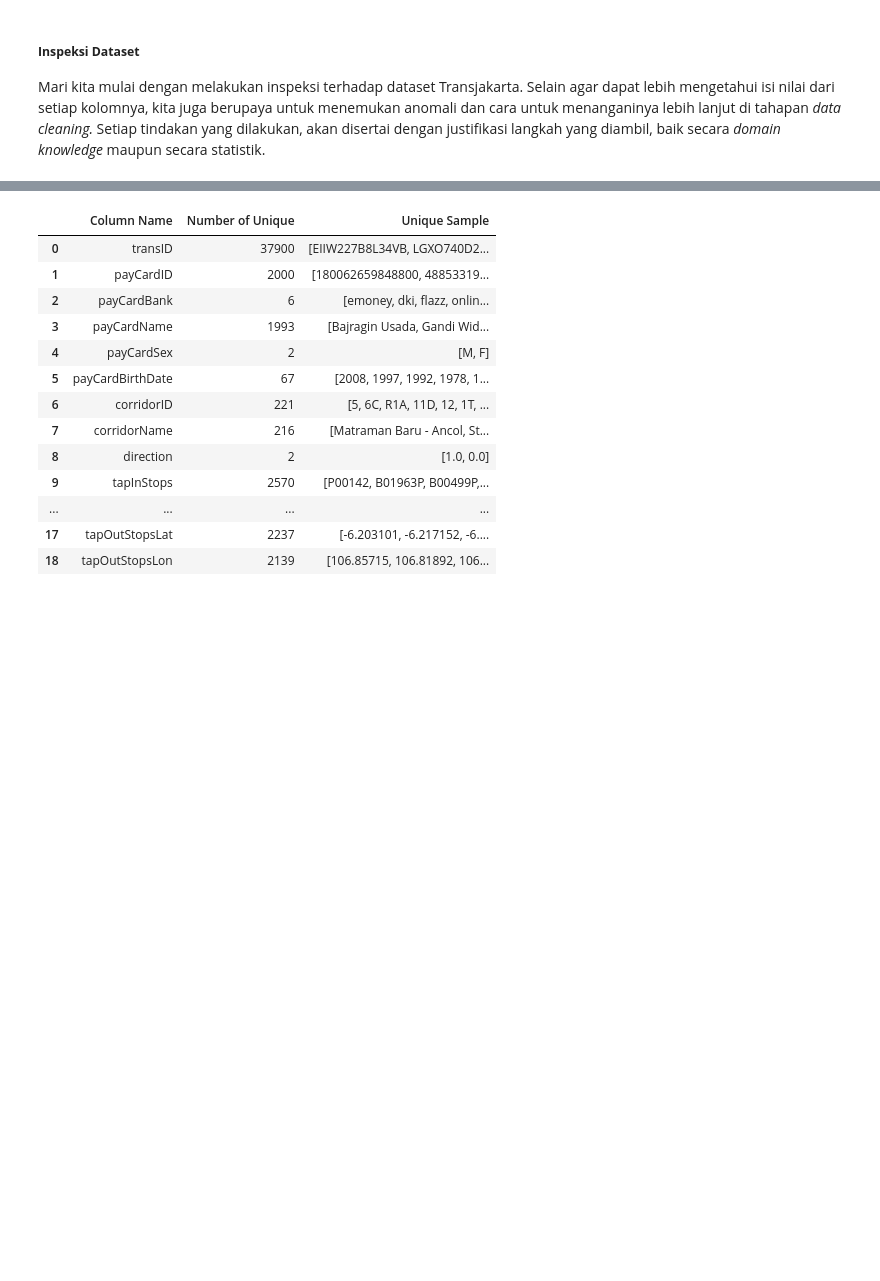
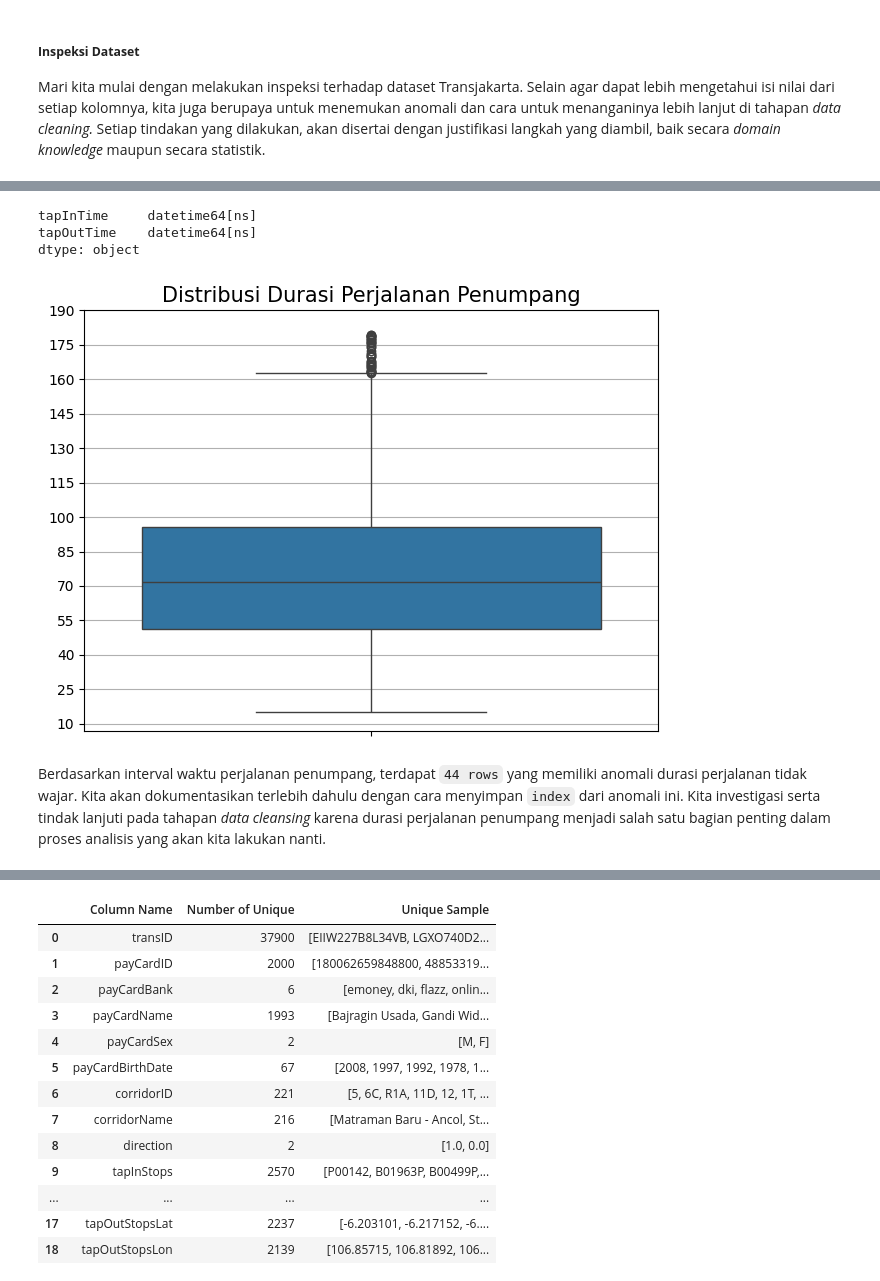
Before and after one commit to bonifasiusx/capstone-data-analysis, a Jupyter notebook: data_understanding_and_data_wrangling.ipynb, the cells around one changed output, grey strips where cells are left out. Saved outputs shown, nothing was run; the diff lists cells and outputs as text; code cells hidden in the pictures; blank space fills up the shorter version.

```diff
--- a/data_understanding_and_data_wrangling.ipynb
+++ b/data_understanding_and_data_wrangling.ipynb
@@ -161,0 +169,21 @@ np.int64(0)
+# %%
+tj_raw['tapInTime'] = pd.to_datetime(tj_raw['tapInTime'], format='%Y-%m-%d %H:%M:%S')
+tj_raw['tapOutTime'] = pd.to_datetime(tj_raw['tapOutTime'], format='%Y-%m-%d %H:%M:%S')
+
+tj_raw[['tapInTime','tapOutTime']].dtypes
+# %% [output]
+tapInTime     datetime64[ns]
+tapOutTime    datetime64[ns]
+dtype: object
+# %%
+anomali_waktu = round((tj_raw['tapOutTime'] - tj_raw['tapInTime']).dt.total_seconds() / 60, 2)
+sns.boxplot(anomali_waktu)
+plt.yticks(range(10,195,15))
+plt.grid(axis='y')
+plt.title('Distribusi Durasi Perjalanan Penumpang', size=15)
+
+plt.tight_layout();
+# %% [output]
+[figure, added]
+# %% [markdown]
+Berdasarkan interval waktu perjalanan penumpang, terdapat `44 rows` yang memiliki anomali durasi perjalanan tidak wajar. Kita akan dokumentasikan terlebih dahulu dengan cara menyimpan `index` dari anomali ini. Kita investigasi serta tindak lanjuti pada tahapan *data cleansing* karena durasi perjalanan penumpang menjadi salah satu bagian penting dalam proses analisis yang akan kita lakukan nanti.
```
Also changed, not shown: parts of 101 cells of this notebook.
